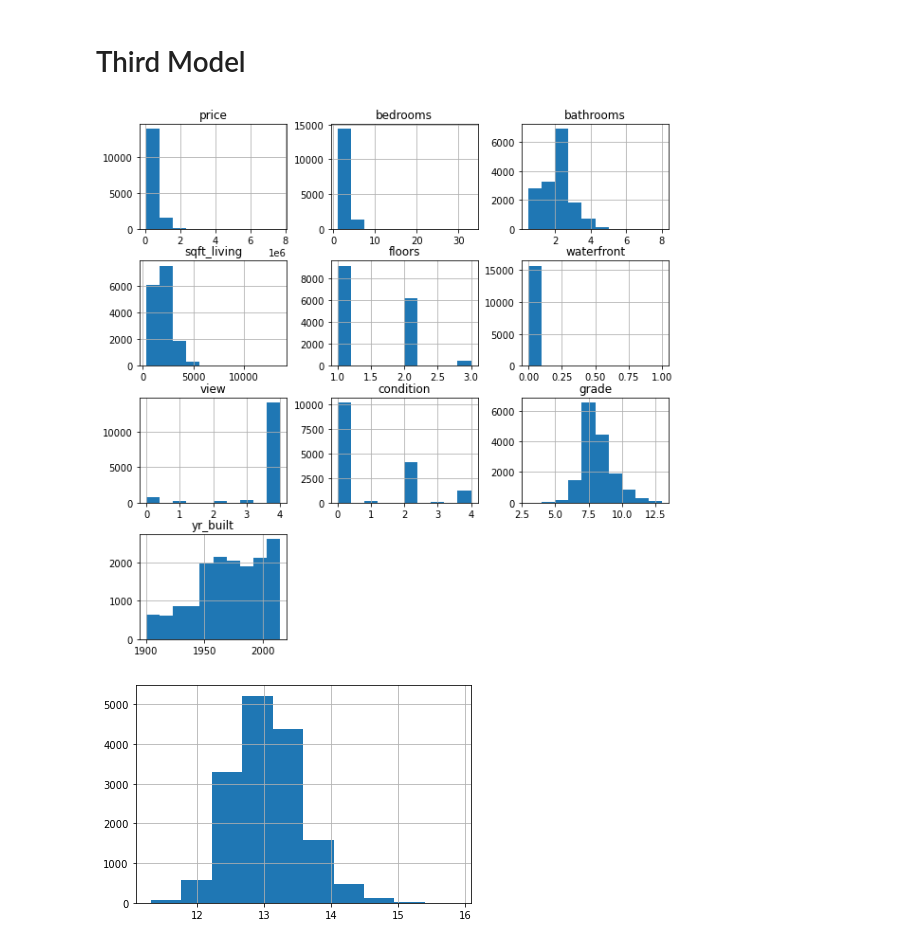
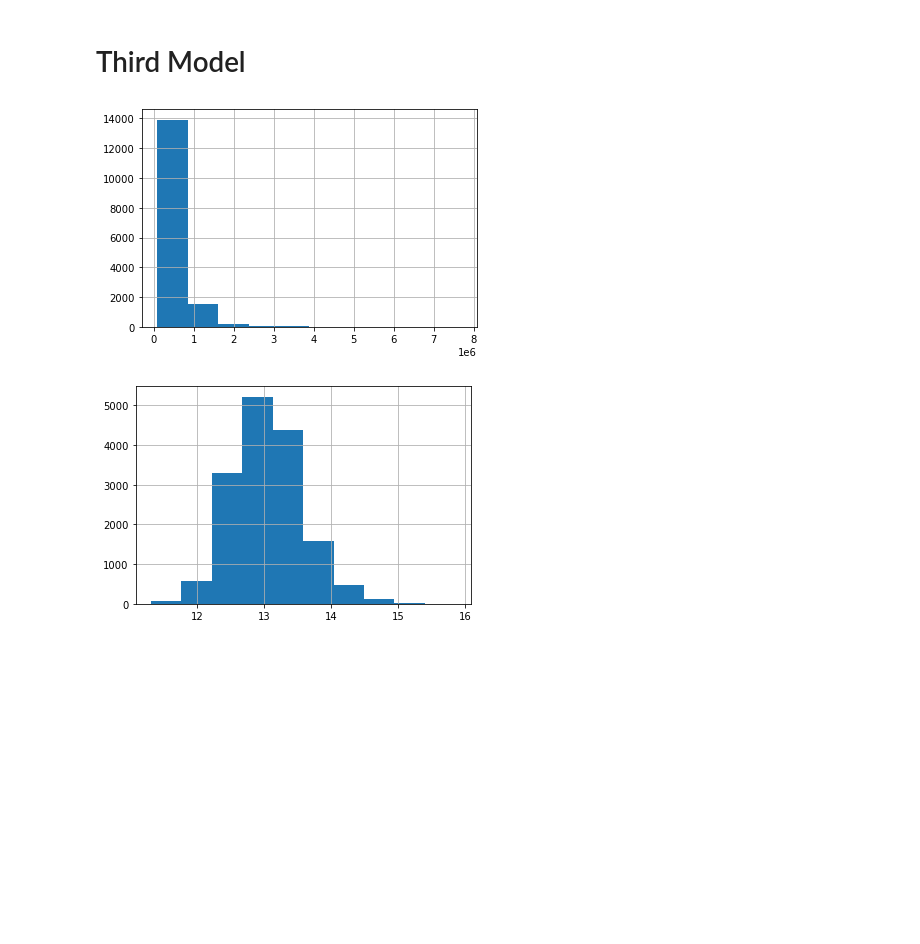
Before and after one commit to aharri123/dsc-phase-2-project-v2-3, a Jupyter notebook: student.ipynb, the cells around one changed output. Saved outputs shown, nothing was run; the diff lists cells and outputs as text; code cells hidden in the pictures; blank space fills up the shorter version.

```diff
--- a/student.ipynb
+++ b/student.ipynb
@@ -563,10 +567,10 @@ From testing our assumptions we can see:
 #Let's drop view, since conceptually it doesn't make sense that our price would go down as the view rating increases
 X = X.drop("view", axis = 1)
 # %%
-#Let's take a look at the distribution of the variables
-df.hist(figsize = (10,10));
+#Let's take a look at the distribution of our target variable
+df["price"].hist();
 # %% [output]
-[figure, old version]
+[figure, new version]
 # %%
 #Let's use log transformation on price to normalize the distribution and see how that effects our model
 
```
Also changed, not shown: parts of 22 cells of this notebook.
